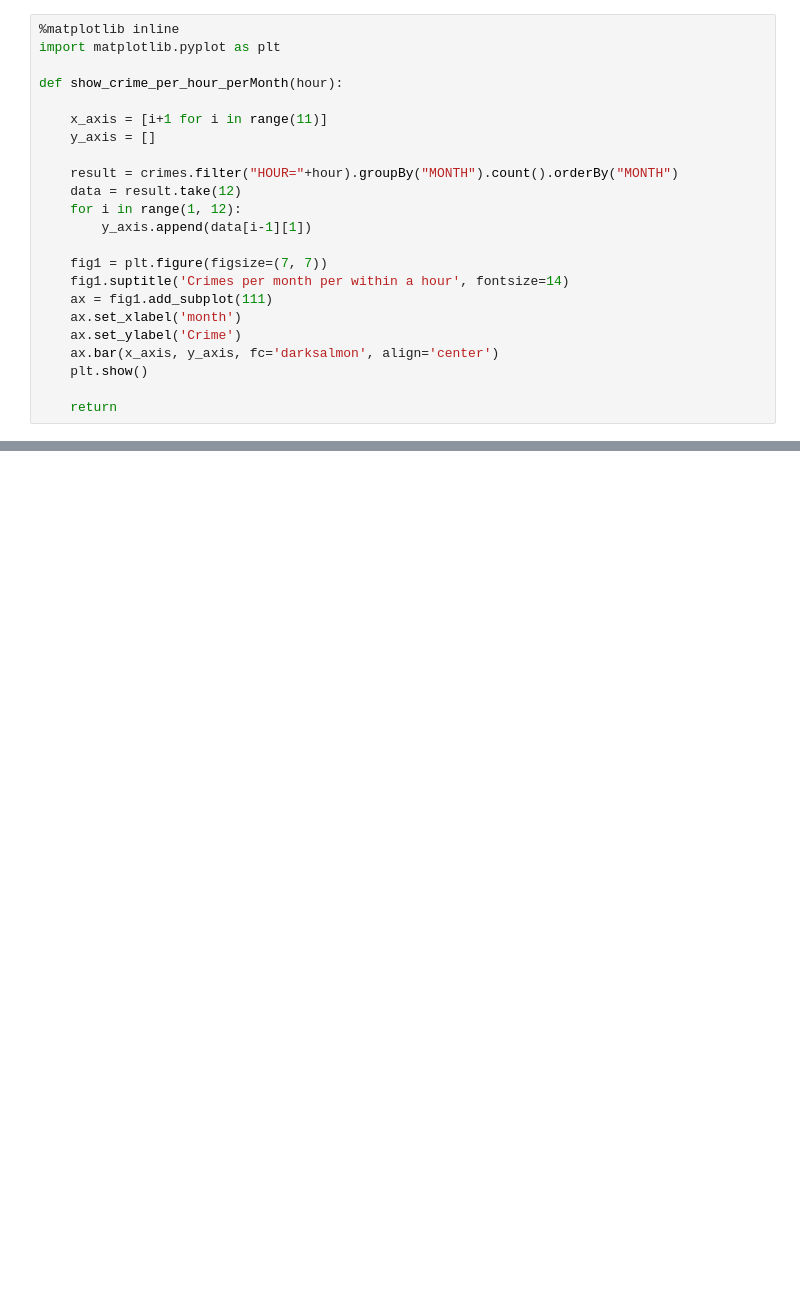
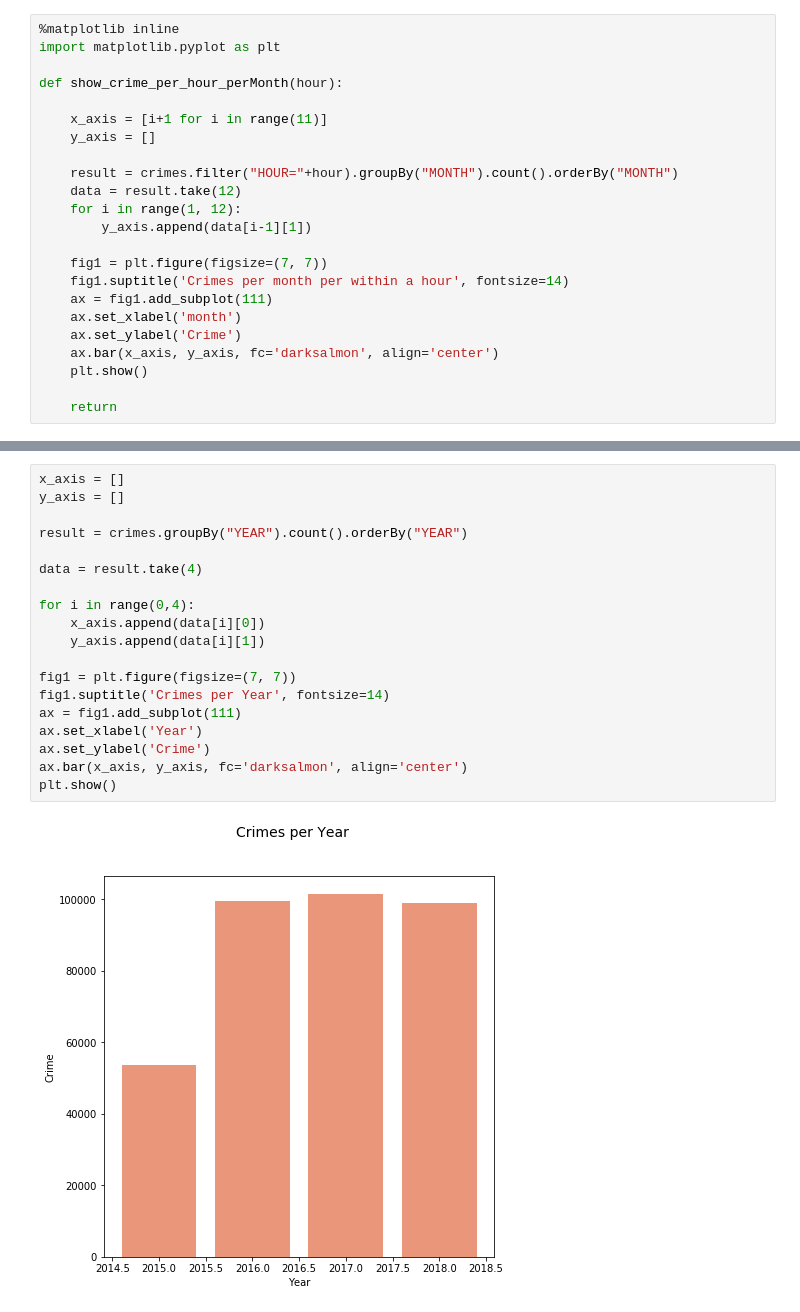
Before and after one commit to Kotiba-saket/DataMining, a Jupyter notebook: BostonCrimes.ipynb, the cells around one changed output, grey strips where cells are left out. Drawn from its saved outputs; the diff is of its cells as text; blank space fills up the shorter version.

```diff
--- a/BostonCrimes.ipynb
+++ b/BostonCrimes.ipynb
@@ -82,0 +147,21 @@ show_crime_per_hour_perMonth(time)
+# %%
+x_axis = []
+y_axis = []
+
+result = crimes.groupBy("YEAR").count().orderBy("YEAR")
+
+data = result.take(4)
+
+for i in range(0,4):
+    x_axis.append(data[i][0])
+    y_axis.append(data[i][1])
+
+fig1 = plt.figure(figsize=(7, 7))
+fig1.suptitle('Crimes per Year', fontsize=14)
+ax = fig1.add_subplot(111)
+ax.set_xlabel('Year')
+ax.set_ylabel('Crime')
+ax.bar(x_axis, y_axis, fc='darksalmon', align='center')
+plt.show()
+# %% [output]
+[figure, added]
```
Also changed, not shown: parts of 17 cells of this notebook, 2 other files.
